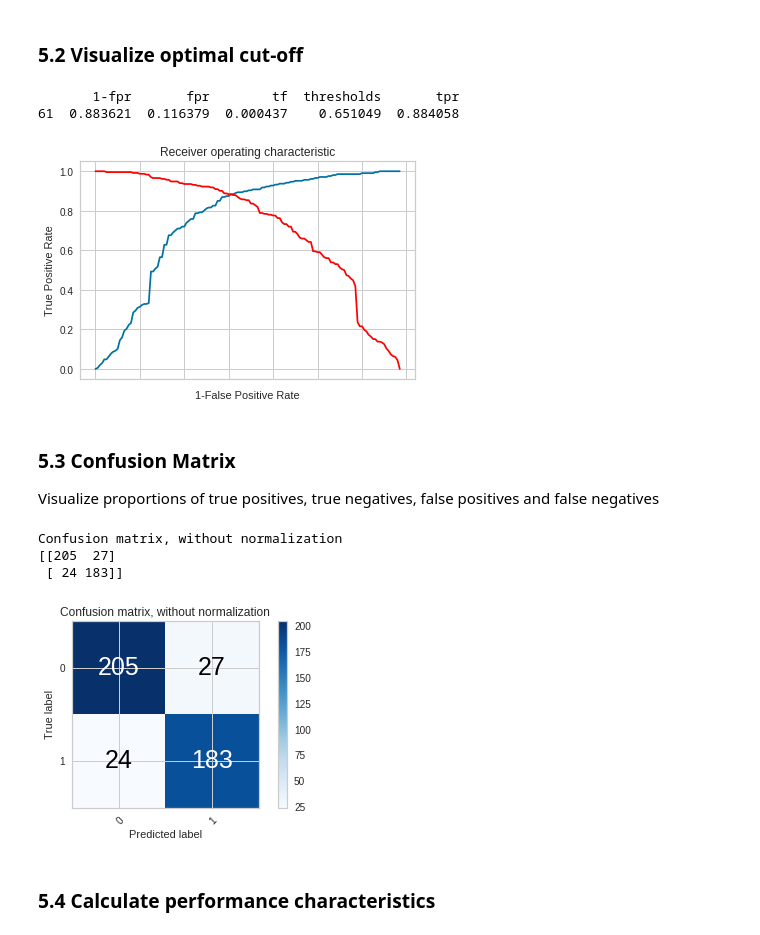
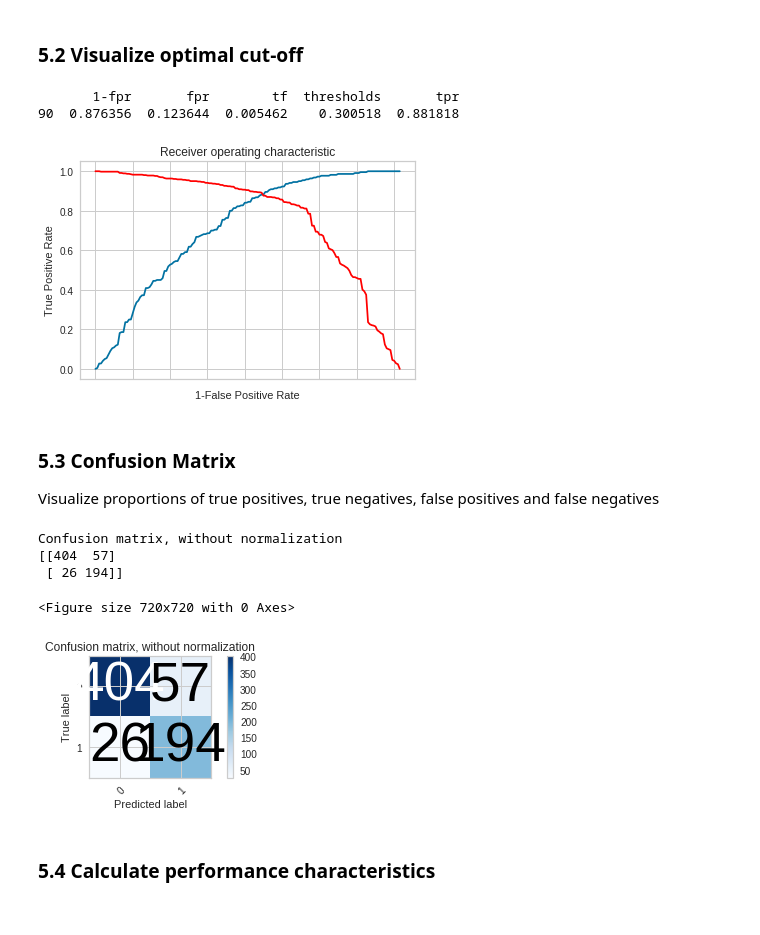
Before and after one commit to levrex/DiagnosisExtraction_ML, a Jupyter notebook: Notebook_Diagnosis_Extraction.ipynb, the cells around one changed output. Drawn from its saved outputs; the diff is of its cells as text; code cells hidden in the pictures.

```diff
--- a/Notebook_Diagnosis_Extraction.ipynb
+++ b/Notebook_Diagnosis_Extraction.ipynb
@@ -77,9 +88,9 @@ equal_radiag_df = equal_radiag_df.sample(frac=1, random_state=SEED)
 # %% [markdown]
 ### 1.3 Splitting annotated set on both the textual data and the label (Y)
 # %%
-X = equal_radiag_df['XANTWOORD'].values
-y = equal_radiag_df[['ID', 'Outcome']].values
-y_tot = equal_radiag_df['Outcome'].values
+X = radiag_df['XANTWOORD'].values
+y = radiag_df[['ID', 'Outcome']].values
+y_tot = radiag_df['Outcome'].values
 y_b = np.array([bc.binarize(val) for val in y_tot])
 # %% [markdown]
 ### 1.4 Visualizing the data
@@ -148,18 +159,22 @@ pipe_list = [
     Pipeline([('vect', TfidfVectorizer()),
                 ('clf', tree.DecisionTreeClassifier(random_state=SEED)),
             ]),
-    # SVM 4 - NuSVC probability
+    # XGB classifier 4
+    Pipeline([('vect', TfidfVectorizer()),
+                ('clf', XGBClassifier(random_state=SEED)), # learning_rate=0.1,n_estimators=100,
+            ]),
+    # SVM 5 - NuSVC probability
     Pipeline([('vect', TfidfVectorizer()),
                 ('clf', NuSVC(probability=True,random_state=SEED)),
             ]),
-    # Random Forest 5
+    # Random Forest 6
     Pipeline([('vect', TfidfVectorizer()),
                 ('clf', RandomForestClassifier(random_state=SEED)), # n_estimators=100, max_depth=2,
             ]),
     # Dummy 6
     Pipeline([('vect', TfidfVectorizer()),
                 ('clf', DummyClassifier(random_state=SEED)),
-            ])
+            ]),
     ]
 # %% [markdown]
 ### 2.2 Initialize the Word Matching Method
@@ -176,11 +191,13 @@ Visualize performance of the models in ROC curve
 - Note: the ROC curve of the decision tree estimator cant be assessed with the standard plotCrossValidationROC function, because it doesn't calculate the probabilities. Therefore, the function plotBinaryROC is utilized to estimate the decision tree ROC.
 # %%
 import matplotlib.pyplot as plt
+import importlib
+importlib.reload(bc)
 
-lbls = ['Naive Bayes', 'Gradient Boosting', 'Neural Networks', 'SVM', 'Random Forest', 'Dummy']
+lbls = ['Naive Bayes', 'Gradient Boosting', 'Neural Networks', 'XGBoost', 'SVM', 'Random Forest', 'Dummy']
 
 l_folds = bc.preset_CV10Folds(X)
-filtered_pipe = pipe_list[:3] + pipe_list[4:7] # exclude decision -> because it cant assess the probabilities!
+filtered_pipe = pipe_list[:3] + pipe_list[4:8] # exclude decision -> because it cant assess the probabilities!
 plt.rcParams.update({'font.size': 25})
 plt.figure(figsize=(16,12))
 
@@ -239,7 +278,7 @@ loaded_model = pickle.load(open(filename, 'rb'))
 ## Step 5: Evaluate best Model
 Determine cut-off
 # %%
-gbm_model = fitted_models['Gradient Boosting']
+gbm_model = fitted_models['XGBoost']
 
 # Import the fitted model + fold information + the optimal cut_off
 estimator = gbm_model[2] # the entire pipeline
@@ -284,24 +313,25 @@ No handles with labels found to put in legend.
 # %% [markdown]
 ### 5.2 Visualize optimal cut-off
 # %%
-cut_off = bc.optimalCutoff(gbm_model[0], np.array(y_b)[test_index], 'Gradient Boosting', True)
+cut_off = bc.optimalCutoff(gbm_model[0], np.array(y_b)[test_index], 'XGBoost', True)
 # %% [output]
        1-fpr       fpr        tf  thresholds       tpr
-61  0.883621  0.116379  0.000437    0.651049  0.884058
+90  0.876356  0.123644  0.005462    0.300518  0.881818
-[figure, old version]
+[figure, new version]
 # %% [markdown]
 ### 5.3 Confusion Matrix
 Visualize proportions of true positives, true negatives, false positives and false negatives
 # %%
-bc.plot_confusion_matrix(np.array(y_b)[test_index], l_pred, classes=['0', '1'],
+fig = bc.plot_confusion_matrix(np.array(y_b)[test_index], l_pred, classes=['0', '1'],
                       title='Confusion matrix, without normalization')
 plt.savefig('figures/results/GBM_confusion_matrix.png', bbox_inches='tight')
-plt.show()
+plt.show(fig)
 # %% [output]
 Confusion matrix, without normalization
-[[205  27]
- [ 24 183]]
+[[404  57]
+ [ 26 194]]
+<Figure size 720x720 with 0 Axes>
-[figure, old version]
+[figure, new version]
 # %% [markdown]
 ### 5.4 Calculate performance characteristics
 # %%
```
Also changed, not shown: parts of 25 cells of this notebook, 18 other files.
